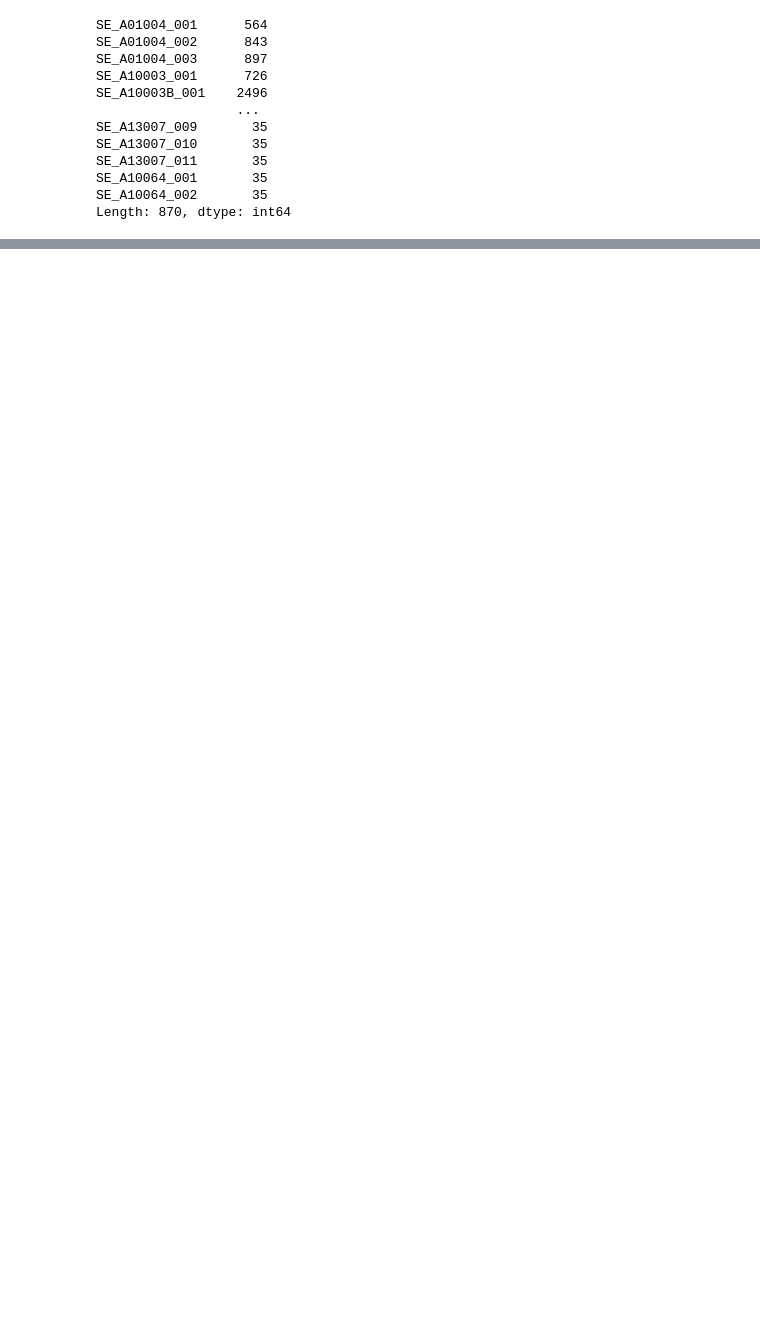
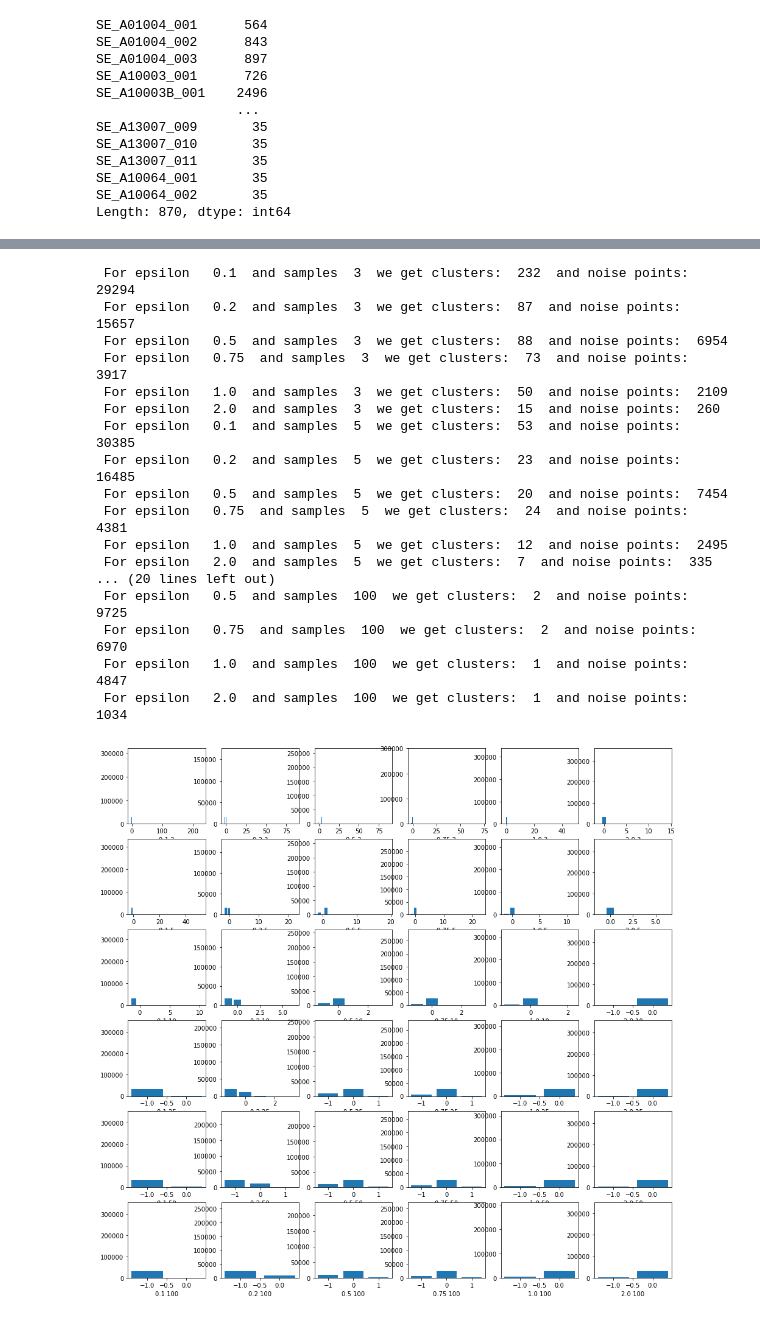
Before and after one commit to joshuajnoble/w207_group_project, a Jupyter notebook: demographics_clustering_DBSCAN.ipynb, the cells around one changed output, grey strips where cells are left out. Cells and saved outputs as stored; diff of their text form; code cells hidden in the pictures; blank space fills up the shorter version.

```diff
--- a/demographics_clustering_DBSCAN.ipynb
+++ b/demographics_clustering_DBSCAN.ipynb
@@ -43,4 +51,7 @@ reduced_demos = demographics_data[["SE_A00002_002", "SE_A14028_001", "SE_A14011_
 # %%
 null_counts = reduced_demos.isnull().sum()
 print(null_counts[null_counts > 0])
+reduced_demos = reduced_demos.dropna()
+print(reduced_demos.shape)
+reduced_demos = MinMaxScaler().fit_transform(reduced_demos)
 # %% [output]
@@ -58,2 +59,0 @@ print(reduced_demos.shape)
-# %%
-reduced_demos = StandardScaler().fit_transform(reduced_demos)
@@ -173,3 +164,17 @@ number of members in cluster  23 :  1
 number of members in cluster  24 :  1
 number of members in cluster  25 :  1
 number of members in cluster  -1 :  0
+# %%
+demographics_data = demographics_data.fillna(demographics_data.mean())
+#reduced_all = StandardScaler().fit_transform(demographics_data)
+
+# make sure we don't have the zip codes in our data
+# but do make sure we can use them later, so split the data set
+demographics_data_zip_codes = demographics_data["zip"]
+demographics_data_no_zip = demographics_data.drop("zip", axis=1)
+
+# scale all our values except Zip Code down:
+scaler = MinMaxScaler()
+scaled_all = scaler.fit_transform(demographics_data_no_zip)
+print(scaled_all.shape)
+print(scaled_all[0:5])
@@ -175,0 +253,51 @@ number of members in cluster  -1 :  0
+# %%
+
+eps = [0.1, 0.2, 0.5, 0.75, 1.0, 2.0, 4.0]
+samples = [3, 5, 10, 25, 50, 100]
+
+fig, axes = plt.subplots(6, 6, figsize = (16, 16))
+
+for i, ax in enumerate(axes.reshape(-1)):
+    s = samples[int(i/6)]
+    e = eps[int(i % 6)]
+    # define the model
+    dbscan_model = DBSCAN(eps=e, min_samples=s)
+
+    # train the model
+    dbscan_model.fit(reduced_all_pca)
+
+    core_samples_mask = np.zeros_like(dbscan_model.labels_, dtype=bool)
+    core_samples_mask[dbscan_model.core_sample_indices_] = True
+    labels = dbscan_model.labels_
+
+    # Number of clusters in labels, ignoring noise if present.
+    n_clusters_ = len(set(labels)) - (1 if -1 in labels else 0)
+    n_noise_ = list(labels).count(-1)
+
+    print(" For epsilon  ", e, " and samples ", s, " we get clusters: ", n_clusters_, " and noise points: ", n_noise_)
+
+    clusters = np.unique(labels, return_counts=True)
+    ax.bar(clusters[0],clusters[1])
+    ax.set_xlabel(str(e) + " " + str(s))
+    ax.set_ymargin(10)
+
+plt.show()
+# %% [output]
+ For epsilon   0.1  and samples  3  we get clusters:  232  and noise points:  29294
+ For epsilon   0.2  and samples  3  we get clusters:  87  and noise points:  15657
+ For epsilon   0.5  and samples  3  we get clusters:  88  and noise points:  6954
+ For epsilon   0.75  and samples  3  we get clusters:  73  and noise points:  3917
+ For epsilon   1.0  and samples  3  we get clusters:  50  and noise points:  2109
+ For epsilon   2.0  and samples  3  we get clusters:  15  and noise points:  260
+ For epsilon   0.1  and samples  5  we get clusters:  53  and noise points:  30385
+ For epsilon   0.2  and samples  5  we get clusters:  23  and noise points:  16485
+ For epsilon   0.5  and samples  5  we get clusters:  20  and noise points:  7454
+ For epsilon   0.75  and samples  5  we get clusters:  24  and noise points:  4381
+ For epsilon   1.0  and samples  5  we get clusters:  12  and noise points:  2495
+ For epsilon   2.0  and samples  5  we get clusters:  7  and noise points:  335
+... (20 lines left out)
+ For epsilon   0.5  and samples  100  we get clusters:  2  and noise points:  9725
+ For epsilon   0.75  and samples  100  we get clusters:  2  and noise points:  6970
+ For epsilon   1.0  and samples  100  we get clusters:  1  and noise points:  4847
+ For epsilon   2.0  and samples  100  we get clusters:  1  and noise points:  1034
+[figure, added]
```
Also changed, not shown: parts of 24 cells of this notebook, 1 other file.
